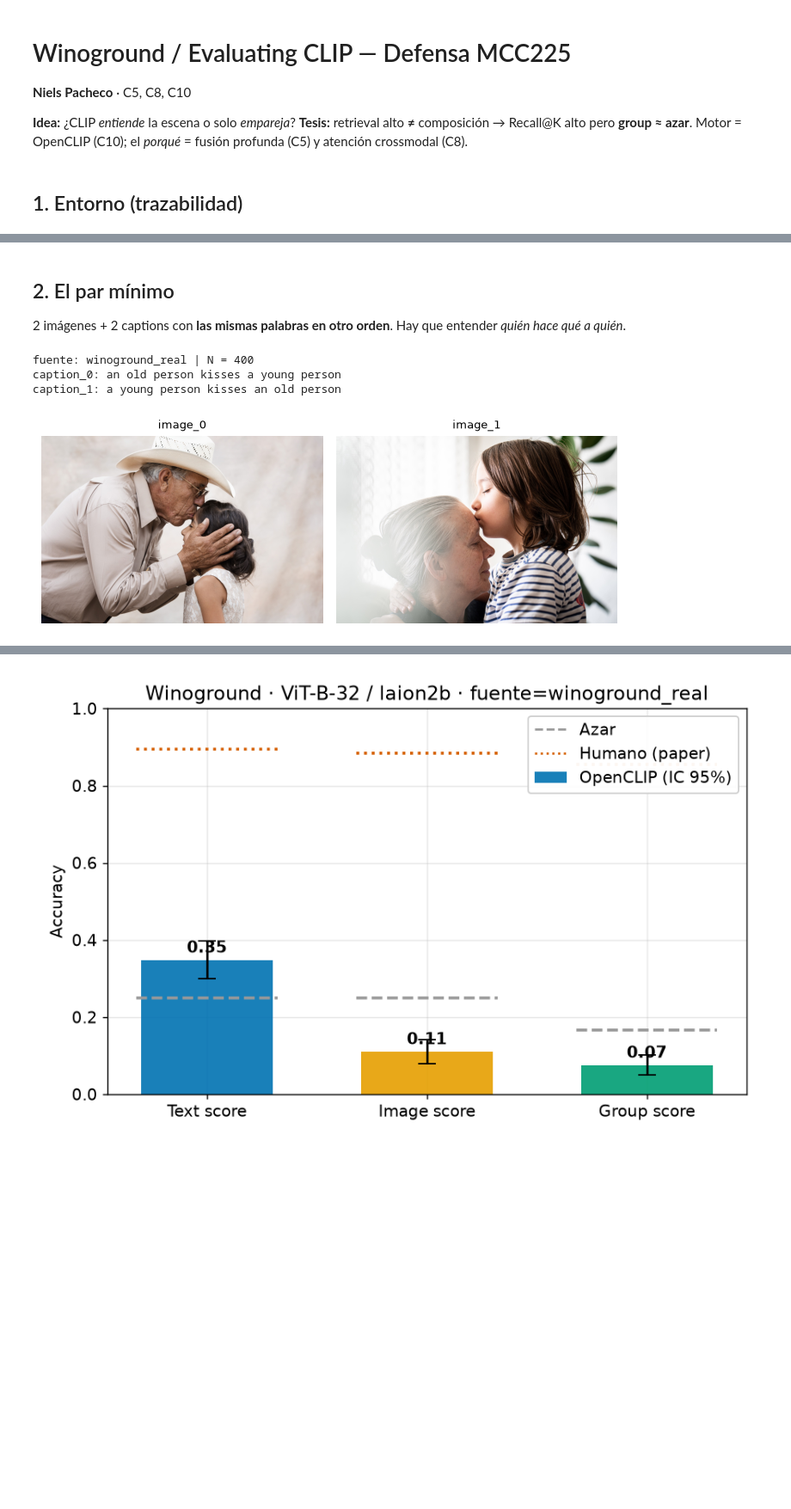
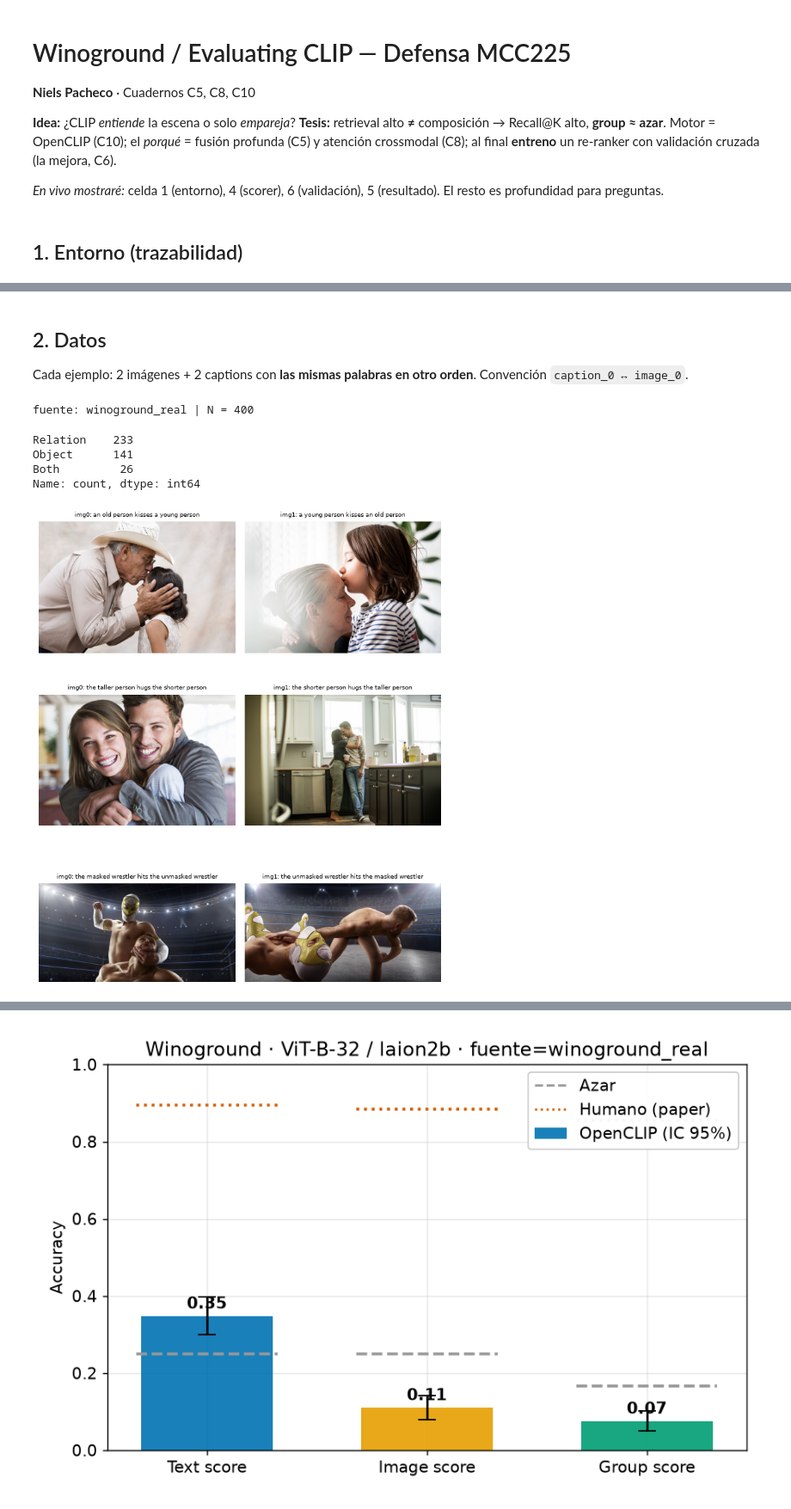
Before and after one commit to nielspac177/Winoground-Evaluating-CLIP-MCC225, a Jupyter notebook: notebooks/Winoground_Eval_MCC225.ipynb, the cells around one changed output, grey strips where cells are left out. Shown at 86% size. Saved outputs shown, nothing was run; the diff lists cells and outputs as text; code cells hidden in the pictures; blank space fills up the shorter version.

```diff
--- a/notebooks/Winoground_Eval_MCC225.ipynb
+++ b/notebooks/Winoground_Eval_MCC225.ipynb
@@ -1,10 +1,12 @@
 # %% [markdown]
 # Winoground / Evaluating CLIP — Defensa MCC225
-**Niels Pacheco** · C5, C8, C10
+**Niels Pacheco** · Cuadernos C5, C8, C10
 
 **Idea:** ¿CLIP *entiende* la escena o solo *empareja*?
-**Tesis:** retrieval alto **≠** composición → Recall@K alto pero **group ≈ azar**.
-Motor = OpenCLIP (C10); el *porqué* = fusión profunda (C5) y atención crossmodal (C8).
+**Tesis:** retrieval alto **≠** composición → Recall@K alto, **group ≈ azar**.
+Motor = OpenCLIP (C10); el *porqué* = fusión profunda (C5) y atención crossmodal (C8); al final **entreno** un re-ranker con validación cruzada (la mejora, C6).
+
+*En vivo mostraré:* celda 1 (entorno), 4 (scorer), 6 (validación), 5 (resultado). El resto es profundidad para preguntas.
 # %% [markdown]
 ## 1. Entorno (trazabilidad)
 # %%
@@ -29,23 +33,27 @@ HOJA DE TRAZABILIDAD — ENTORNO DE EJECUCIÓN (MCC225)
             faiss : 1.14.3
 ============================================================
 # %% [markdown]
-## 2. El par mínimo
-2 imágenes + 2 captions con **las mismas palabras en otro orden**. Hay que entender *quién hace qué a quién*.
+## 2. Datos
+Cada ejemplo: 2 imágenes + 2 captions con **las mismas palabras en otro orden**. Convención `caption_0 ↔ image_0`.
 # %%
 from src.winoground_data import load_dataset
 examples, source = load_dataset(prefer_real=True)
-print('fuente:', source, '| N =', len(examples))
-ex = examples[0]
-print('caption_0:', ex.caption_0); print('caption_1:', ex.caption_1)
+N = len(examples)
+print('fuente:', source, '| N =', N)
+tags = [e.tag for e in examples]
+pd.Series(tags).value_counts()
 # %% [output]
 fuente: winoground_real | N = 400
-caption_0: an old person kisses a young person
-caption_1: a young person kisses an old person
+Relation    233
+Object      141
+Both         26
+Name: count, dtype: int64
 # %%
-import matplotlib.pyplot as plt
-fig, ax = plt.subplots(1, 2, figsize=(7, 3.2))
-ax[0].imshow(ex.image_0); ax[0].set_title('image_0', fontsize=9); ax[0].axis('off')
-ax[1].imshow(ex.image_1); ax[1].set_title('image_1', fontsize=9); ax[1].axis('off')
+fig, ax = plt.subplots(3, 2, figsize=(7, 9))
+for r, k in enumerate([0, 1, 2]):
+    e = examples[k]
+    ax[r,0].imshow(e.image_0); ax[r,0].set_title(f'img0: {e.caption_0}', fontsize=7); ax[r,0].axis('off')
+    ax[r,1].imshow(e.image_1); ax[r,1].set_title(f'img1: {e.caption_1}', fontsize=7); ax[r,1].axis('off')
 plt.tight_layout(); plt.show()
 # %% [output]
-[figure, old version]
+[figure, new version]
```
Also changed, not shown: parts of 40 cells of this notebook, 3 other files.
